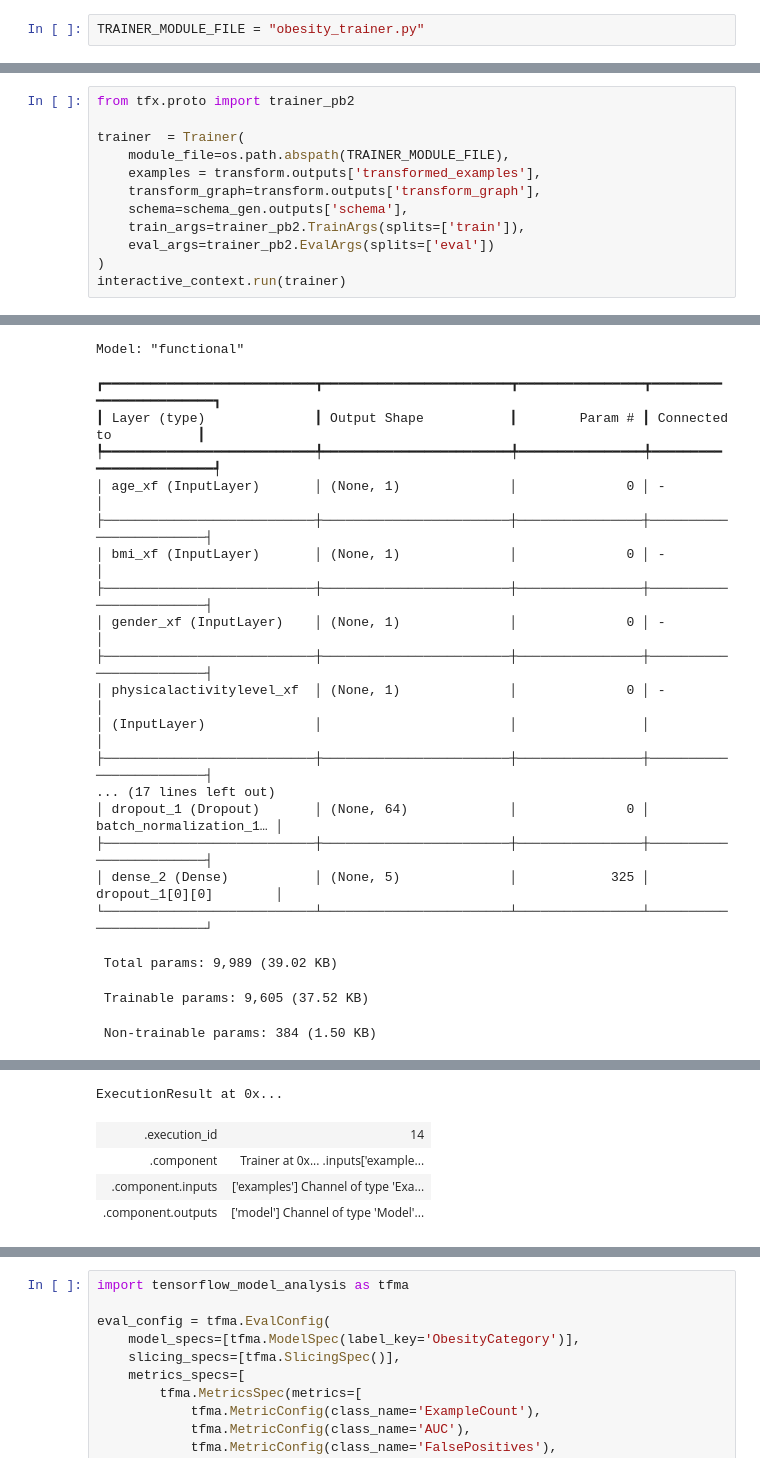
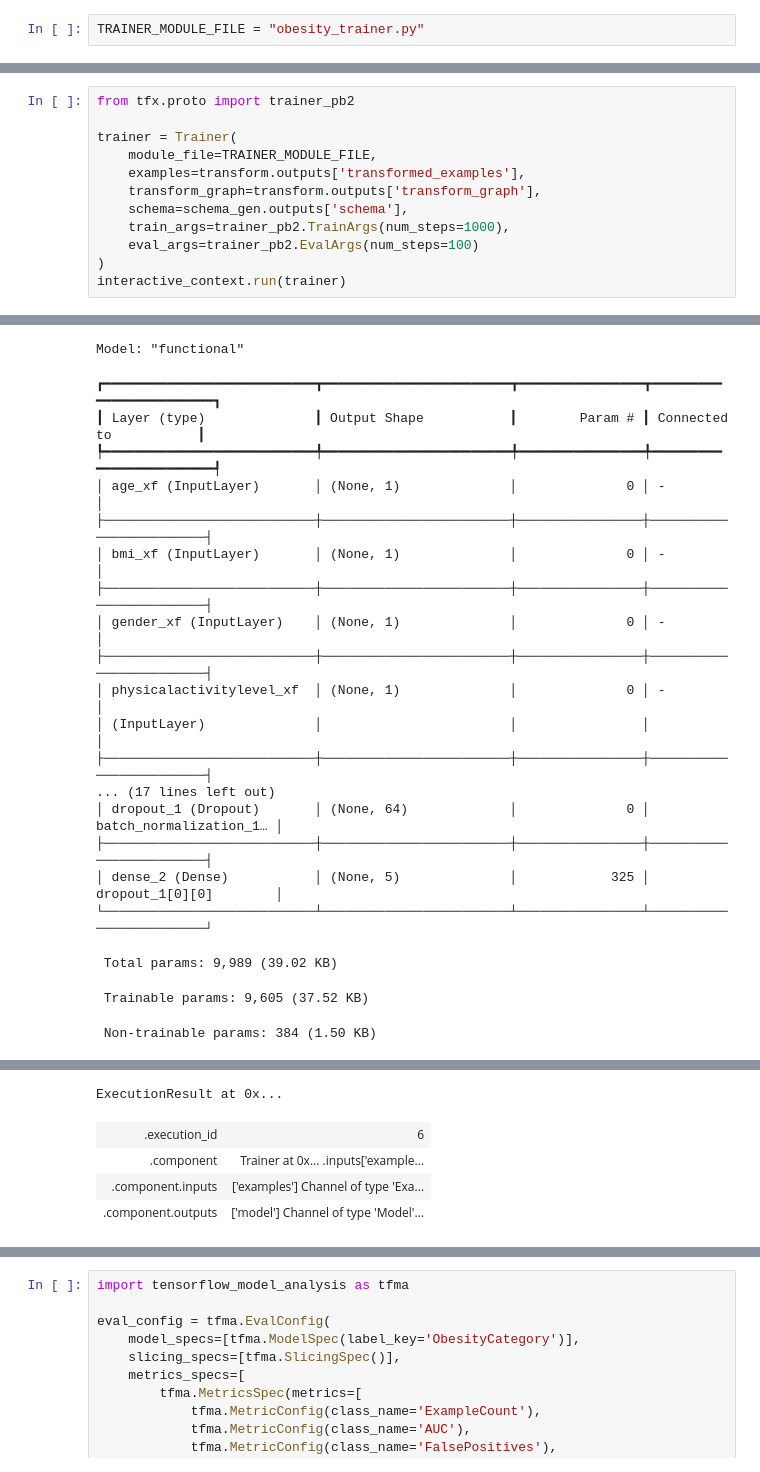
Before and after one commit to AiniNF30/Obesity-Prediction-MLOps-Pipeline, a Jupyter notebook: notebook.ipynb, the cells around one changed output, grey strips where cells are left out. Saved outputs shown, nothing was run; the diff lists cells and outputs as text.

```diff
--- a/notebook.ipynb
+++ b/notebook.ipynb
@@ -356,13 +308,13 @@ Overwriting obesity_trainer.py
 # %%
 from tfx.proto import trainer_pb2
 
-trainer  = Trainer(
-    module_file=os.path.abspath(TRAINER_MODULE_FILE),
-    examples = transform.outputs['transformed_examples'],
+trainer = Trainer(
+    module_file=TRAINER_MODULE_FILE,
+    examples=transform.outputs['transformed_examples'],
     transform_graph=transform.outputs['transform_graph'],
     schema=schema_gen.outputs['schema'],
-    train_args=trainer_pb2.TrainArgs(splits=['train']),
-    eval_args=trainer_pb2.EvalArgs(splits=['eval'])
+    train_args=trainer_pb2.TrainArgs(num_steps=1000),
+    eval_args=trainer_pb2.EvalArgs(num_steps=100)
 )
 interactive_context.run(trainer)
 # %% [output]
@@ -415,5 +369,5 @@ Epoch 18/20
 ExecutionResult at 0x...
-| .execution_id | 14 |
+| .execution_id | 6 |
 | .component | Trainer at 0x... .inputs['example... |
 | .component.inputs | ['examples'] Channel of type 'Exa... |
 | .component.outputs | ['model'] Channel of type 'Model'... |
```
Also changed, not shown: parts of 37 cells of this notebook, 51 other files.
